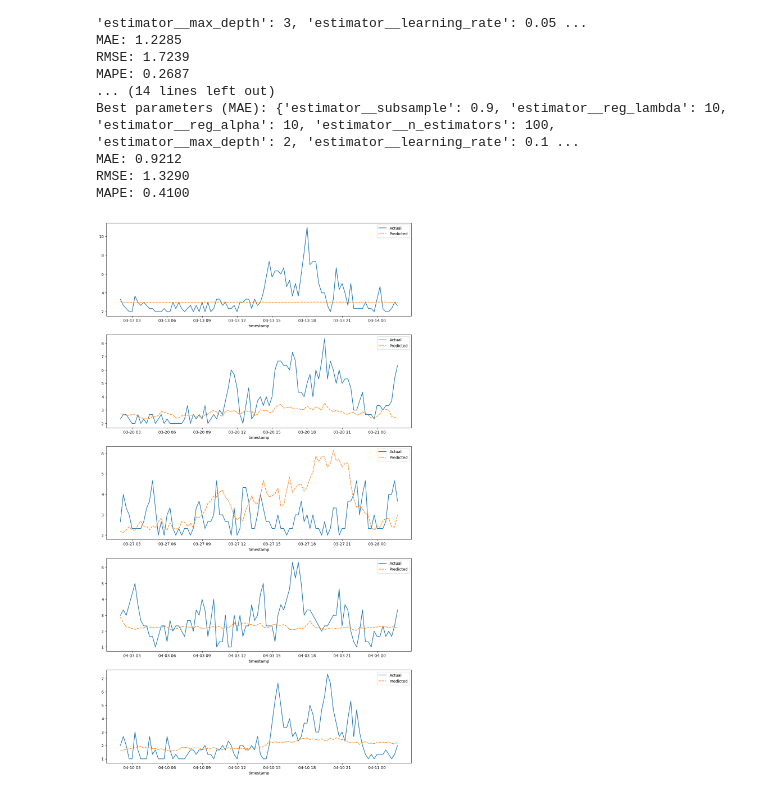
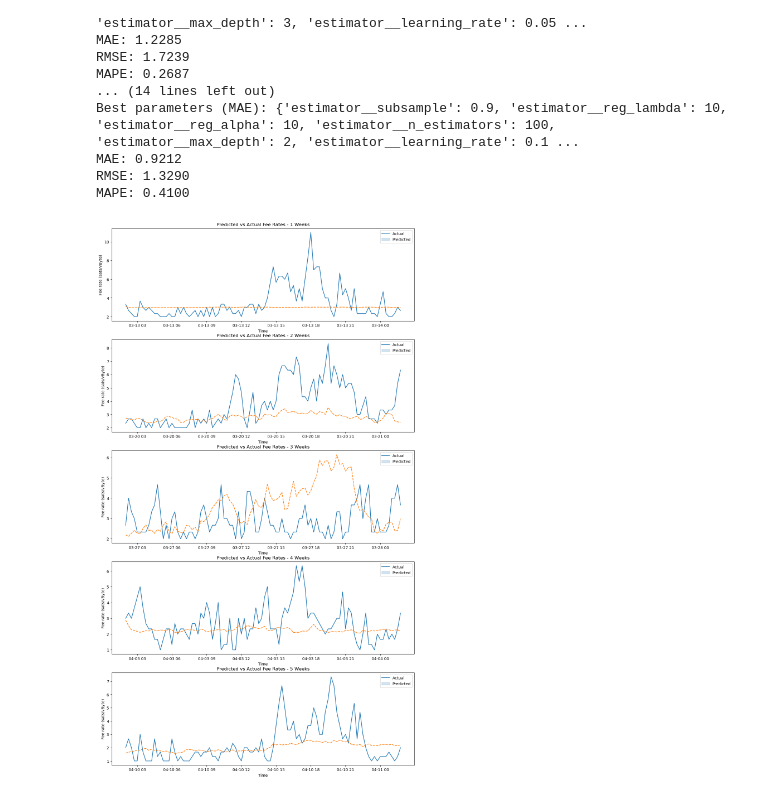
Before and after one commit to UBC-MDS/Capstone_SatCast_Trilemma, a Jupyter notebook: analysis/baseline_xgboost-week3.ipynb, the cells around one changed output. Drawn from its saved outputs; the diff is of its cells as text; code cells hidden in the pictures.

Commit message:
xgboost with sliding and expanding window

```diff
--- a/analysis/baseline_xgboost-week3.ipynb
+++ b/analysis/baseline_xgboost-week3.ipynb
@@ -95,10 +95,7 @@ y_pred_sliding = {}
 # fh
 fh = ForecastingHorizon(np.arange(1, 97), is_relative=True)
 
-# plot
-fig_sliding, axes_sliding = plt.subplots(nrows=5, ncols=1,figsize=(14, 25))
 
-axes_sliding = axes_sliding.flatten()
 
 for i in range(5):
     print("Week",(i+1))
@@ -119,17 +116,6 @@ for i in range(5):
     print(f"MAE: {mae:.4f}")
     print(f"RMSE: {rmse:.4f}")
     print(f"MAPE: {mape:.4f}")
-
-    # plot
-    result_df = pd.DataFrame({
-        'Actual': y_test,
-        'Predicted': y_pred_temp
-    }, index=y_test.index)
-    sns.lineplot(data=result_df, ax=axes_sliding[i])
-    axes_sliding[i].set_title(f'Predicted vs Actual Fee Rates - Week {i+1}')
-    axes_sliding[i].set_xlabel('Time')
-    axes_sliding[i].set_ylabel('Fee rate (sats/vByte)')
-    axes_sliding[i].legend(['Actual', 'Predicted'])
 # %% [output]
 Week 1
 Fitting 1 folds for each of 20 candidates, totalling 20 fits
@@ -151,0 +137,19 @@ MAPE: 0.6112
+# %%
+# plot
+fig_sliding, axes_sliding = plt.subplots(nrows=5, ncols=1,figsize=(14, 25))
+
+axes_sliding = axes_sliding.flatten()
+for i in range(5):
+
+    df_sliding = df[0+i*7*96:7*96+i*7*96]
+    X_train, X_test, y_train, y_test = data_split(df_sliding,15)
+    # plot
+    result_df = pd.DataFrame({
+        'Actual': y_test,
+        'Predicted': y_pred_sliding[i]
+    }, index=y_test.index)
+    sns.lineplot(data=result_df, ax=axes_sliding[i])
+    axes_sliding[i].set_title(f'Predicted vs Actual Fee Rates - Week {i+1}')
+    axes_sliding[i].set_xlabel('Time')
+    axes_sliding[i].set_ylabel('Fee rate (sats/vByte)')
+    axes_sliding[i].legend(['Actual', 'Predicted'])
@@ -196,20 +202,20 @@ MAPE: 0.4100
 # %%
 # plot
 fig_expanding, axes_expanding = plt.subplots(nrows=5, ncols=1,figsize=(14, 25))
 
 axes_expanding = axes_expanding.flatten()
 for i in range(5):
     df_expanding = df[:7*96+i*7*96]
     X_train, X_test, y_train, y_test = data_split(df_expanding,15)
 
     result_df = pd.DataFrame({
         'Actual': y_test,
         'Predicted': y_pred_expanding[i]
     }, index=y_test.index)
     sns.lineplot(data=result_df, ax=axes_expanding[i])
-    axes_sliding[i].set_title(f'Predicted vs Actual Fee Rates - {i+1} Weeks')
-    axes_sliding[i].set_xlabel('Time')
-    axes_sliding[i].set_ylabel('Fee rate (sats/vByte)')
-    axes_sliding[i].legend(['Actual', 'Predicted'])
+    axes_expanding[i].set_title(f'Predicted vs Actual Fee Rates - {i+1} Weeks')
+    axes_expanding[i].set_xlabel('Time')
+    axes_expanding[i].set_ylabel('Fee rate (sats/vByte)')
+    axes_expanding[i].legend(['Actual', 'Predicted'])
 # %% [output]
-[figure, old version]
+[figure, new version]
```
Also changed, not shown: parts of 2 cells of this notebook.
